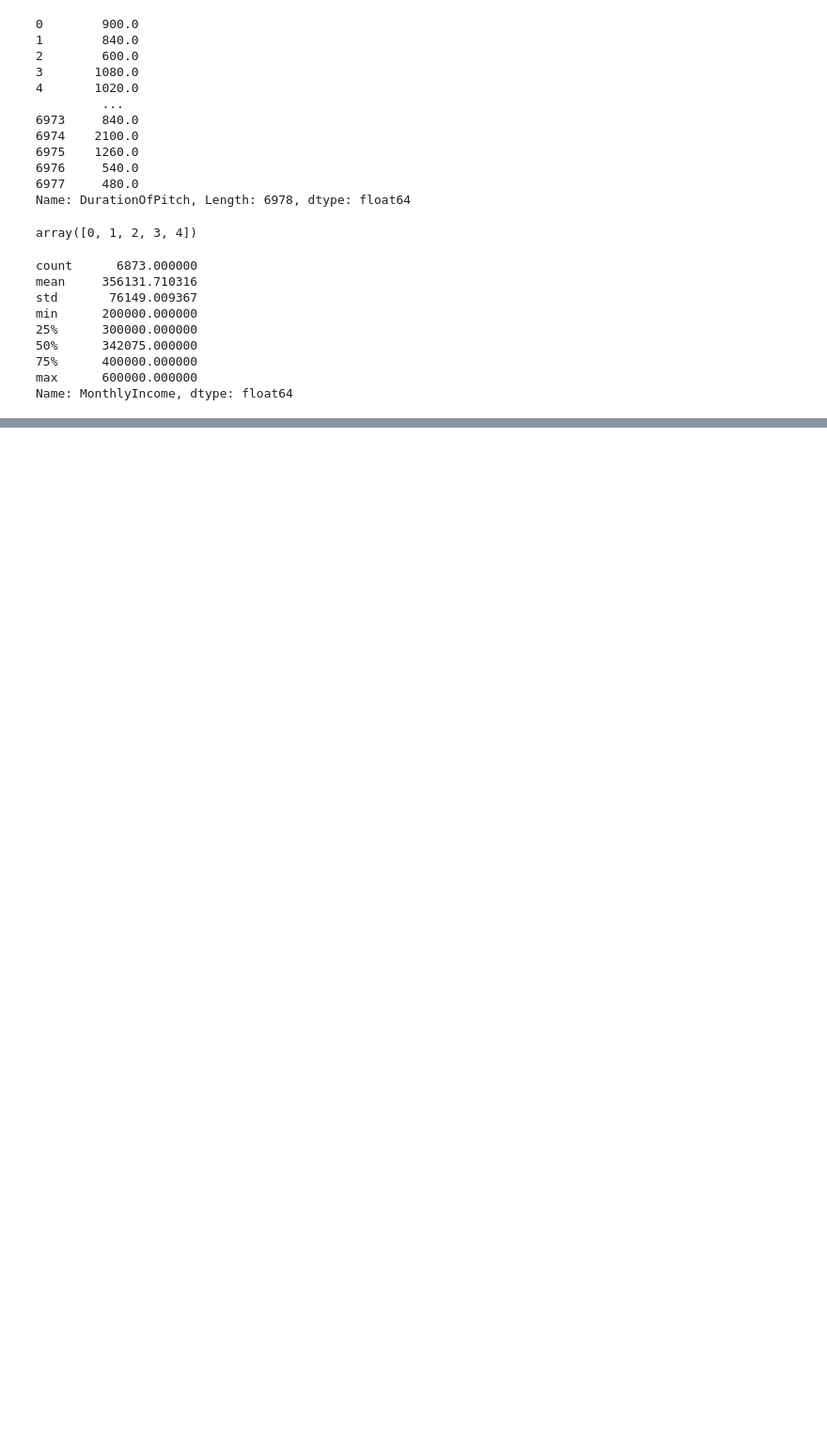
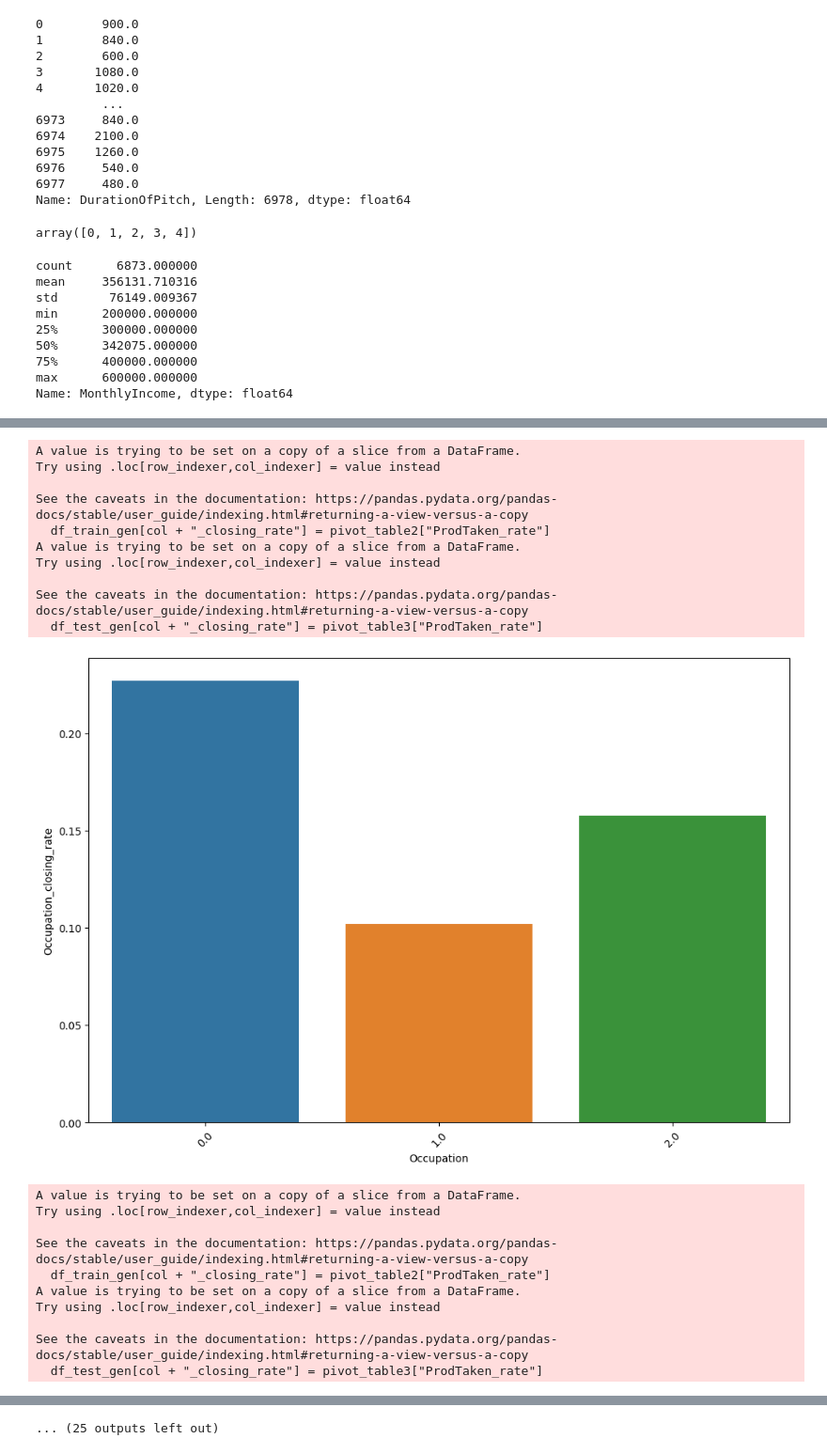
Before and after one commit to ihpolyphe/Kaggle, a Jupyter notebook: 07_predict_marketing/pretreatment_baseline.ipynb, the cells around one changed output, grey strips where cells are left out. Shown at 94% size. Cells and saved outputs as stored; diff of their text form; code cells hidden in the pictures; blank space fills up the shorter version.

```diff
--- a/07_predict_marketing/pretreatment_baseline.ipynb
+++ b/07_predict_marketing/pretreatment_baseline.ipynb
@@ -1064,0 +822,59 @@ plt.savefig("heatmap.png")
+# %%
+# 特長量生成を行う
+# 成約率を使用した特長生成を行ってみる
+df_train_gen, df_test_gen = split_train_test(df)
+
+def calculate_prodtaken_rate(df_train_gen,df_test_gen,columns):
+    # 新たに作成した特長量名を格納するリスト
+    new_columns = []
+    for col in columns:
+        # エラーが起きないようpivot_tableを初期化する
+        pivot_table = pd.DataFrame()
+        pivot_table = df_train_gen.pivot_table(values="ProdTaken", index=col, aggfunc="mean")
+        pivot_table_fraud =pivot_table.reset_index()
+        # ProdTaken_rate_col名で新しい列を作成する
+        pivot_table2 = pd.merge(df_train_gen, pivot_table_fraud, how='left',left_on=col, right_on=col,suffixes=('_total','_rate'))
+        df_train_gen[col + "_closing_rate"] = pivot_table2["ProdTaken_rate"]
+        pivot_table3 = pd.merge(df_test_gen, pivot_table_fraud, how='left',left_on=col, right_on=col,suffixes=('_total','_rate'))
+        df_test_gen[col + "_closing_rate"] = pivot_table3["ProdTaken_rate"]
+        plt.figure(figsize=(12, 8))
+        sns.barplot(x=col, y=col + "_closing_rate", data=df_train_gen)
+        plt.xticks(rotation=45)
+        plt.show()
+        df_test_gen.head()
+        new_columns.append(col + "_closing_rate")
+    return df_train_gen,df_test_gen,new_columns
+
+columns = ["Occupation","TypeofContact","CityTier","Gender","NumberOfPersonVisiting",
+           "NumberOfFollowups","ProductPitched","PreferredPropertyStar","NumberOfTrips","Passport",
+              "PitchSatisfactionScore","Designation","customer_info_marry","customer_info_has_car",
+                "customer_info_has_child",
+           "Age_Categorical","MonthlyIncome_Categorical","DurationOfPitch_Categorical"
+           ]
+df_train_gen,df_test_gen, new_columns = calculate_prodtaken_rate(df_train_gen,df_test_gen,columns)
+
+# 分離したデータを結合する
+df = merge_train_test(df_train_gen, df_test_gen)
+df["NumberOfPersonVisiting"].unique()
+# %% [output]
+A value is trying to be set on a copy of a slice from a DataFrame.
+Try using .loc[row_indexer,col_indexer] = value instead
+
+See the caveats in the documentation: https://pandas.pydata.org/pandas-docs/stable/user_guide/indexing.html#returning-a-view-versus-a-copy
+  df_train_gen[col + "_closing_rate"] = pivot_table2["ProdTaken_rate"]
+A value is trying to be set on a copy of a slice from a DataFrame.
+Try using .loc[row_indexer,col_indexer] = value instead
+
+See the caveats in the documentation: https://pandas.pydata.org/pandas-docs/stable/user_guide/indexing.html#returning-a-view-versus-a-copy
+  df_test_gen[col + "_closing_rate"] = pivot_table3["ProdTaken_rate"]
+[figure, added]
+A value is trying to be set on a copy of a slice from a DataFrame.
+Try using .loc[row_indexer,col_indexer] = value instead
+
+See the caveats in the documentation: https://pandas.pydata.org/pandas-docs/stable/user_guide/indexing.html#returning-a-view-versus-a-copy
+  df_train_gen[col + "_closing_rate"] = pivot_table2["ProdTaken_rate"]
+A value is trying to be set on a copy of a slice from a DataFrame.
+Try using .loc[row_indexer,col_indexer] = value instead
+
+See the caveats in the documentation: https://pandas.pydata.org/pandas-docs/stable/user_guide/indexing.html#returning-a-view-versus-a-copy
+  df_test_gen[col + "_closing_rate"] = pivot_table3["ProdTaken_rate"]
@@ -1064,0 +926 @@ plt.savefig("heatmap.png")
+... (25 outputs left out)
```
Also changed, not shown: parts of 86 cells of this notebook, 6 other files.
